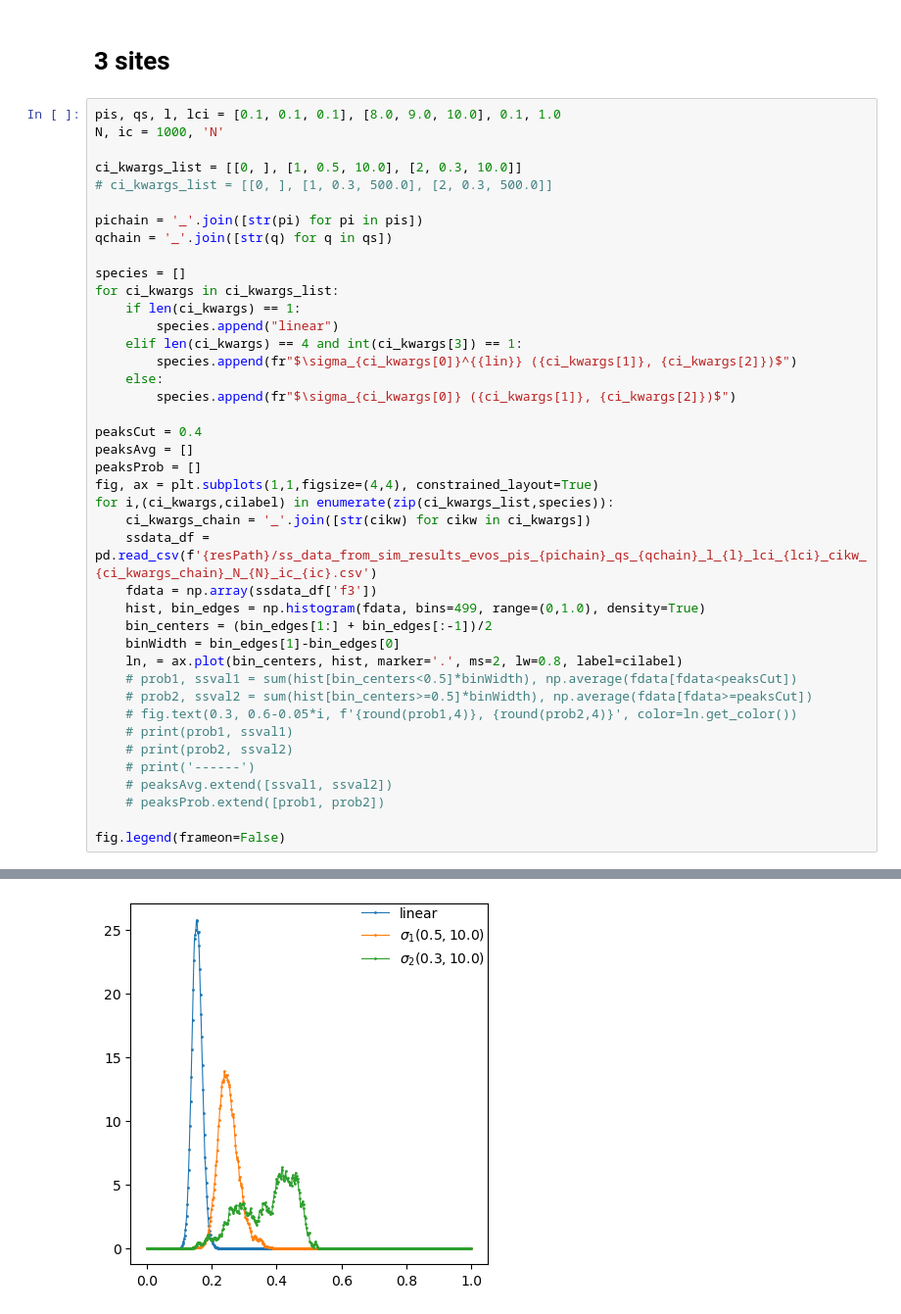
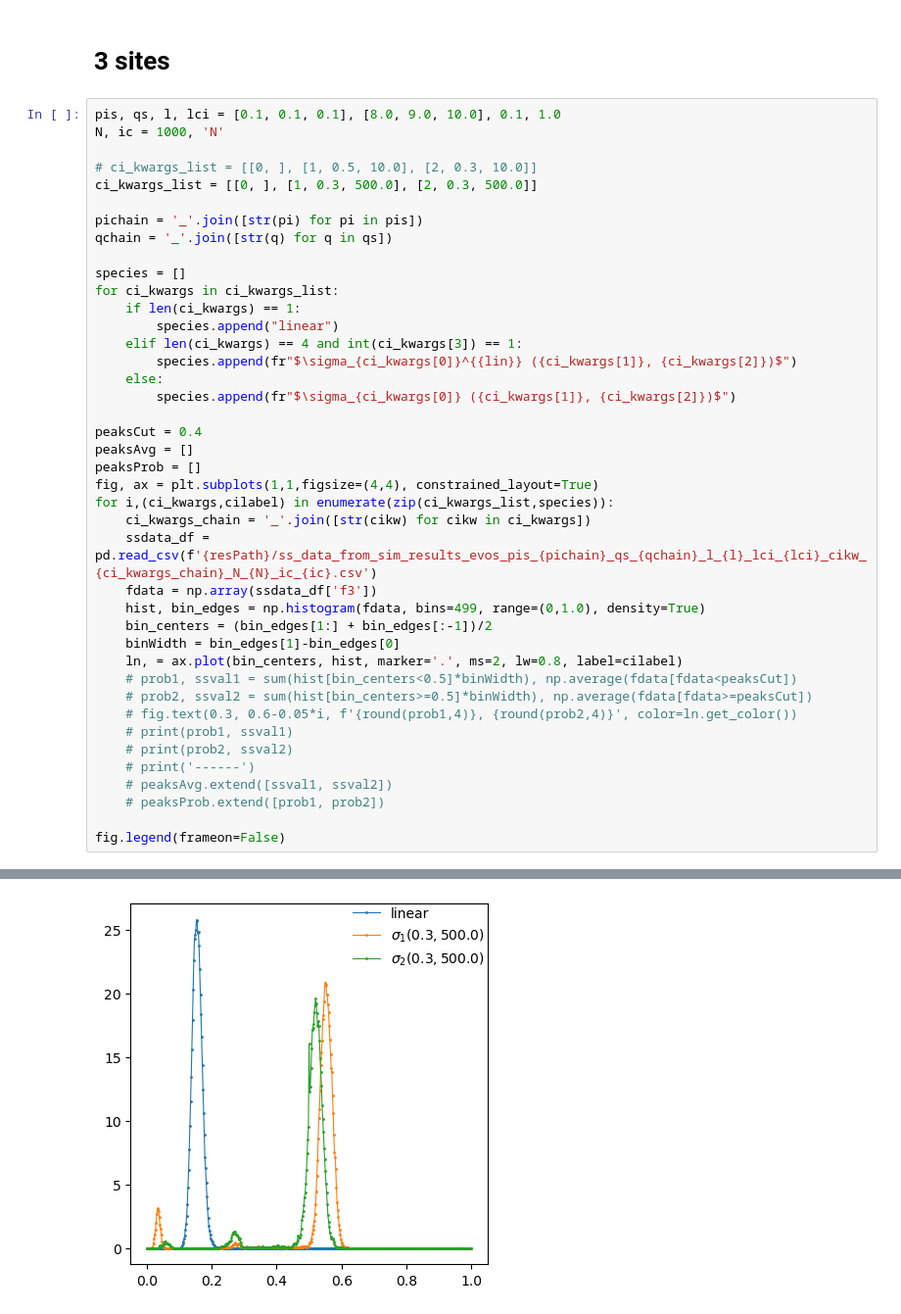
Before and after one commit to dmarchp/TFM_code, a Jupyter notebook: gillespie_sim_ci/cost_function.ipynb, the cells around one changed output, grey strips where cells are left out. Shown at 98% size. Saved outputs shown, nothing was run; the diff lists cells and outputs as text.

```diff
--- a/gillespie_sim_ci/cost_function.ipynb
+++ b/gillespie_sim_ci/cost_function.ipynb
@@ -671,8 +652,8 @@ dfwinf
 pis, qs, l, lci = [0.1, 0.1, 0.1], [8.0, 9.0, 10.0], 0.1, 1.0
 N, ic = 1000, 'N'
 
-ci_kwargs_list = [[0, ], [1, 0.5, 10.0], [2, 0.3, 10.0]]
-# ci_kwargs_list = [[0, ], [1, 0.3, 500.0], [2, 0.3, 500.0]]
+# ci_kwargs_list = [[0, ], [1, 0.5, 10.0], [2, 0.3, 10.0]]
+ci_kwargs_list = [[0, ], [1, 0.3, 500.0], [2, 0.3, 500.0]]
 
 pichain = '_'.join([str(pi) for pi in pis])
 qchain = '_'.join([str(q) for q in qs])
@@ -683,31 +664,31 @@ for ci_kwargs in ci_kwargs_list:
         species.append("linear")
     elif len(ci_kwargs) == 4 and int(ci_kwargs[3]) == 1:
         species.append(fr"$\sigma_{ci_kwargs[0]}^{{lin}} ({ci_kwargs[1]}, {ci_kwargs[2]})$")
     else:
         species.append(fr"$\sigma_{ci_kwargs[0]} ({ci_kwargs[1]}, {ci_kwargs[2]})$")
 
 peaksCut = 0.4
 peaksAvg = []
 peaksProb = []
 fig, ax = plt.subplots(1,1,figsize=(4,4), constrained_layout=True)
 for i,(ci_kwargs,cilabel) in enumerate(zip(ci_kwargs_list,species)):
     ci_kwargs_chain = '_'.join([str(cikw) for cikw in ci_kwargs])
     ssdata_df = pd.read_csv(f'{resPath}/ss_data_from_sim_results_evos_pis_{pichain}_qs_{qchain}_l_{l}_lci_{lci}_cikw_{ci_kwargs_chain}_N_{N}_ic_{ic}.csv')
     fdata = np.array(ssdata_df['f3'])
     hist, bin_edges = np.histogram(fdata, bins=499, range=(0,1.0), density=True)
     bin_centers = (bin_edges[1:] + bin_edges[:-1])/2
     binWidth = bin_edges[1]-bin_edges[0]
     ln, = ax.plot(bin_centers, hist, marker='.', ms=2, lw=0.8, label=cilabel)
     # prob1, ssval1 = sum(hist[bin_centers<0.5]*binWidth), np.average(fdata[fdata<peaksCut])
     # prob2, ssval2 = sum(hist[bin_centers>=0.5]*binWidth), np.average(fdata[fdata>=peaksCut])
     # fig.text(0.3, 0.6-0.05*i, f'{round(prob1,4)}, {round(prob2,4)}', color=ln.get_color())
     # print(prob1, ssval1)
     # print(prob2, ssval2)
     # print('------')
     # peaksAvg.extend([ssval1, ssval2])
     # peaksProb.extend([prob1, prob2])
 
 fig.legend(frameon=False)
 # %% [output]
 <matplotlib.legend.Legend at 0x...>
-[figure, old version]
+[figure, new version]
```
Also changed, not shown: parts of 7 cells of this notebook, 8 other files.
